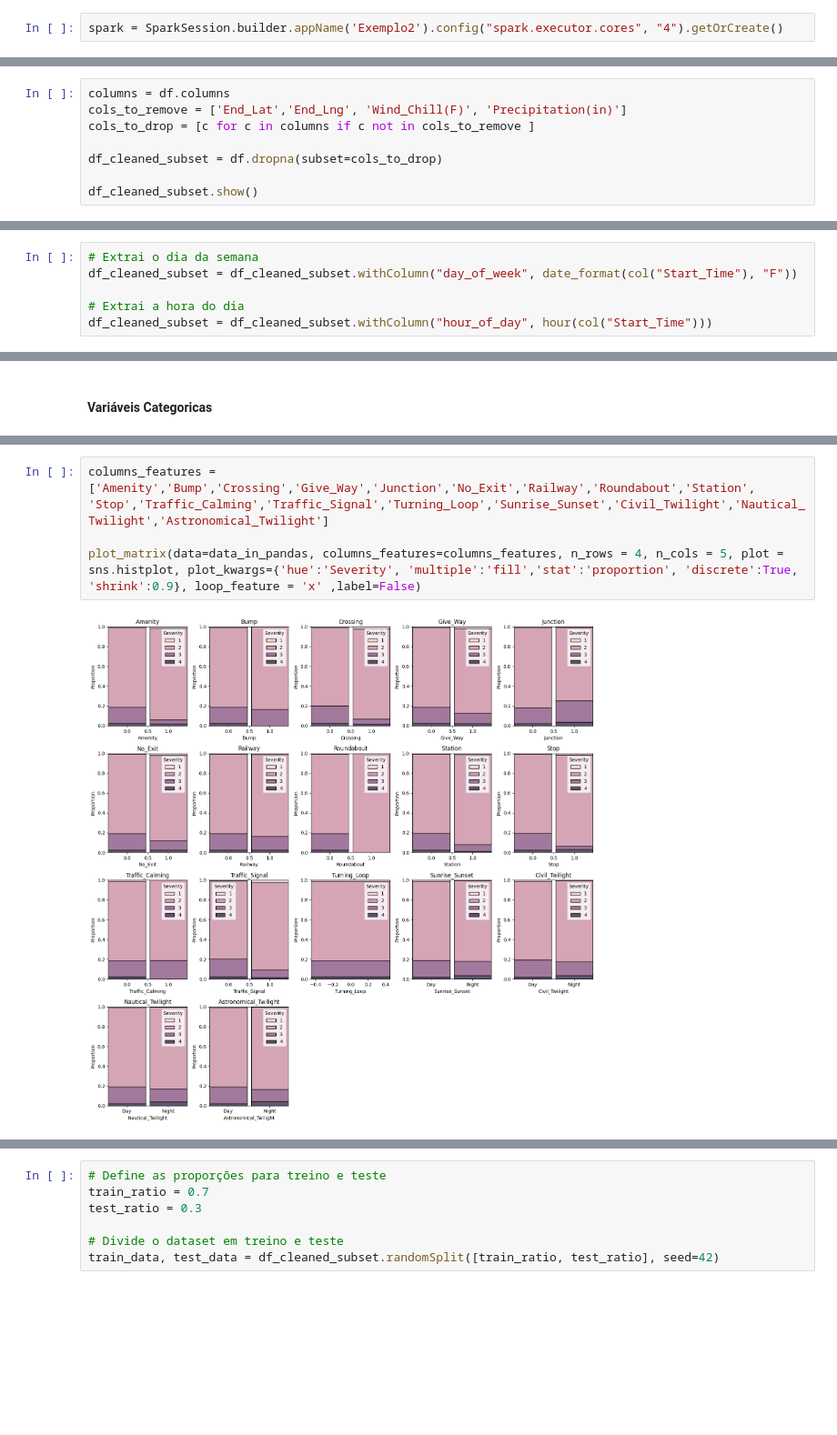
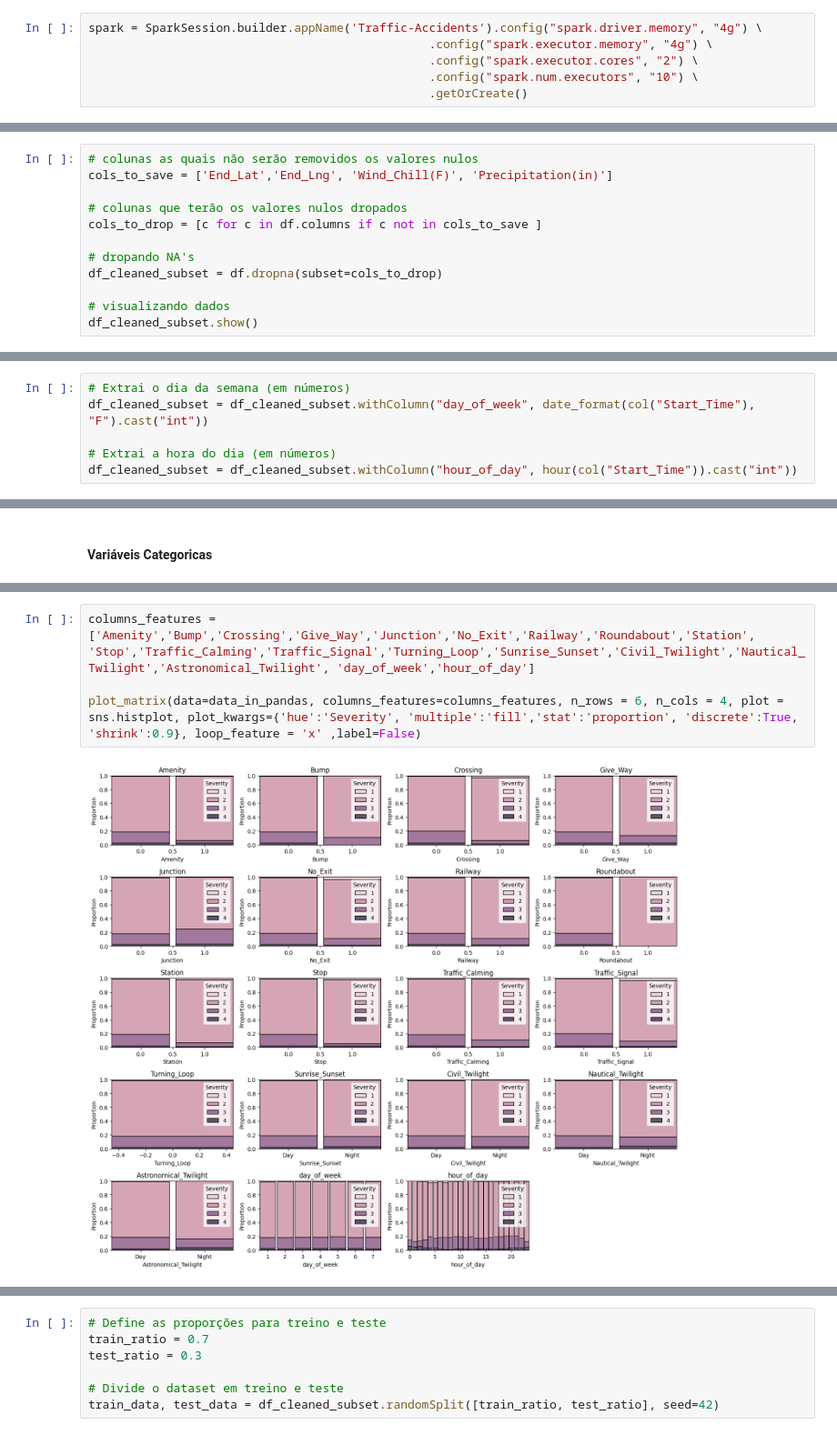
Before and after one commit to ArthurMesquita96/Traffic-Accident-Analysis, a Jupyter notebook: projeto_accidents.ipynb, the cells around one changed output, grey strips where cells are left out. Shown at 91% size. Saved outputs shown, nothing was run; the diff lists cells and outputs as text; blank space fills up the shorter version.

Commit message:
Fim da análise exploratória, separacao treino e teste, preparação de dados básica, inicio de ML, organização do código

```diff
--- a/projeto_accidents.ipynb
+++ b/projeto_accidents.ipynb
@@ -15,3 +15,7 @@ from pyspark.sql.functions import col, count, when, hour, date_format
 # %%
-spark = SparkSession.builder.appName('Exemplo2').config("spark.executor.cores", "4").getOrCreate()
+spark = SparkSession.builder.appName('Traffic-Accidents').config("spark.driver.memory", "4g") \
+                                                .config("spark.executor.memory", "4g") \
+                                                .config("spark.executor.cores", "2") \
+                                                .config("spark.num.executors", "10") \
+                                                .getOrCreate()
 # %% [output]
@@ -193,10 +210,14 @@ df_nulls_pandas_perc.map('{:.2f}%'.format)
 # %%
-columns = df.columns
-cols_to_remove = ['End_Lat','End_Lng', 'Wind_Chill(F)', 'Precipitation(in)']
-cols_to_drop = [c for c in columns if c not in cols_to_remove ]
+# colunas as quais não serão removidos os valores nulos
+cols_to_save = ['End_Lat','End_Lng', 'Wind_Chill(F)', 'Precipitation(in)']
 
+# colunas que terão os valores nulos dropados
+cols_to_drop = [c for c in df.columns if c not in cols_to_save ]
+
+# dropando NA's
 df_cleaned_subset = df.dropna(subset=cols_to_drop)
 
+# visualizando dados
 df_cleaned_subset.show()
 # %% [output]
 +----+-------+--------+-------------------+-------------------+------------------+------------------+-------+-------+------------+--------------------+--------------------+------------+----------+---- ...
@@ -228,6 +253,6 @@ Número de Colunas: 46
 # %%
-# Extrai o dia da semana
-df_cleaned_subset = df_cleaned_subset.withColumn("day_of_week", date_format(col("Start_Time"), "F"))
+# Extrai o dia da semana (em números)
+df_cleaned_subset = df_cleaned_subset.withColumn("day_of_week", date_format(col("Start_Time"), "F").cast("int"))
 
-# Extrai a hora do dia
-df_cleaned_subset = df_cleaned_subset.withColumn("hour_of_day", hour(col("Start_Time")))
+# Extrai a hora do dia (em números)
+df_cleaned_subset = df_cleaned_subset.withColumn("hour_of_day", hour(col("Start_Time")).cast("int"))
@@ -341,6 +391,6 @@ plot_matrix(data=data_in_pandas, columns_features=columns_features, n_rows = 4,
 # %%
-columns_features = ['Amenity','Bump','Crossing','Give_Way','Junction','No_Exit','Railway','Roundabout','Station', 'Stop','Traffic_Calming','Traffic_Signal','Turning_Loop','Sunrise_Sunset','Civil_Twilight','Nautical_Twilight','Astronomical_Twilight']
+columns_features = ['Amenity','Bump','Crossing','Give_Way','Junction','No_Exit','Railway','Roundabout','Station', 'Stop','Traffic_Calming','Traffic_Signal','Turning_Loop','Sunrise_Sunset','Civil_Twilight','Nautical_Twilight','Astronomical_Twilight', 'day_of_week','hour_of_day']
 
-plot_matrix(data=data_in_pandas, columns_features=columns_features, n_rows = 4, n_cols = 5, plot = sns.histplot, plot_kwargs={'hue':'Severity', 'multiple':'fill','stat':'proportion', 'discrete':True, 'shrink':0.9}, loop_feature = 'x' ,label=False)
+plot_matrix(data=data_in_pandas, columns_features=columns_features, n_rows = 6, n_cols = 4, plot = sns.histplot, plot_kwargs={'hue':'Severity', 'multiple':'fill','stat':'proportion', 'discrete':True, 'shrink':0.9}, loop_feature = 'x' ,label=False)
 # %% [output]
-[figure, old version]
+[figure, new version]
```
Also changed, not shown: parts of 64 cells of this notebook.
